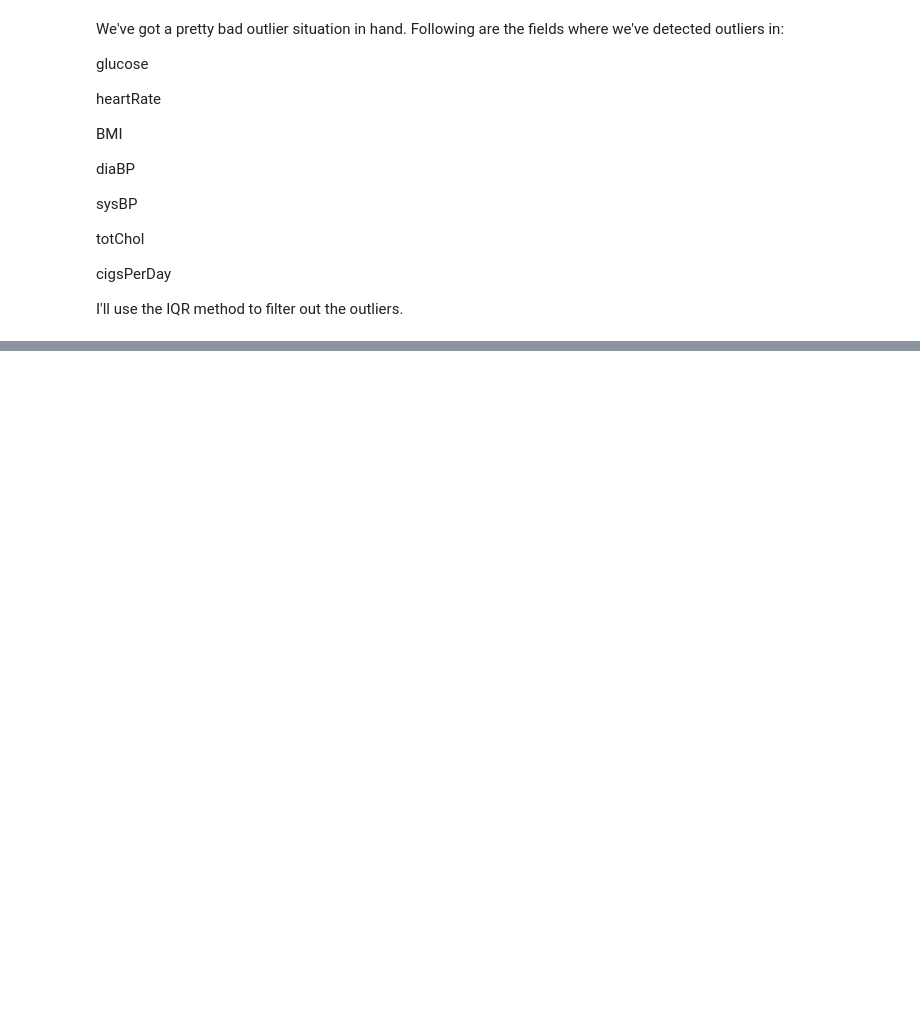
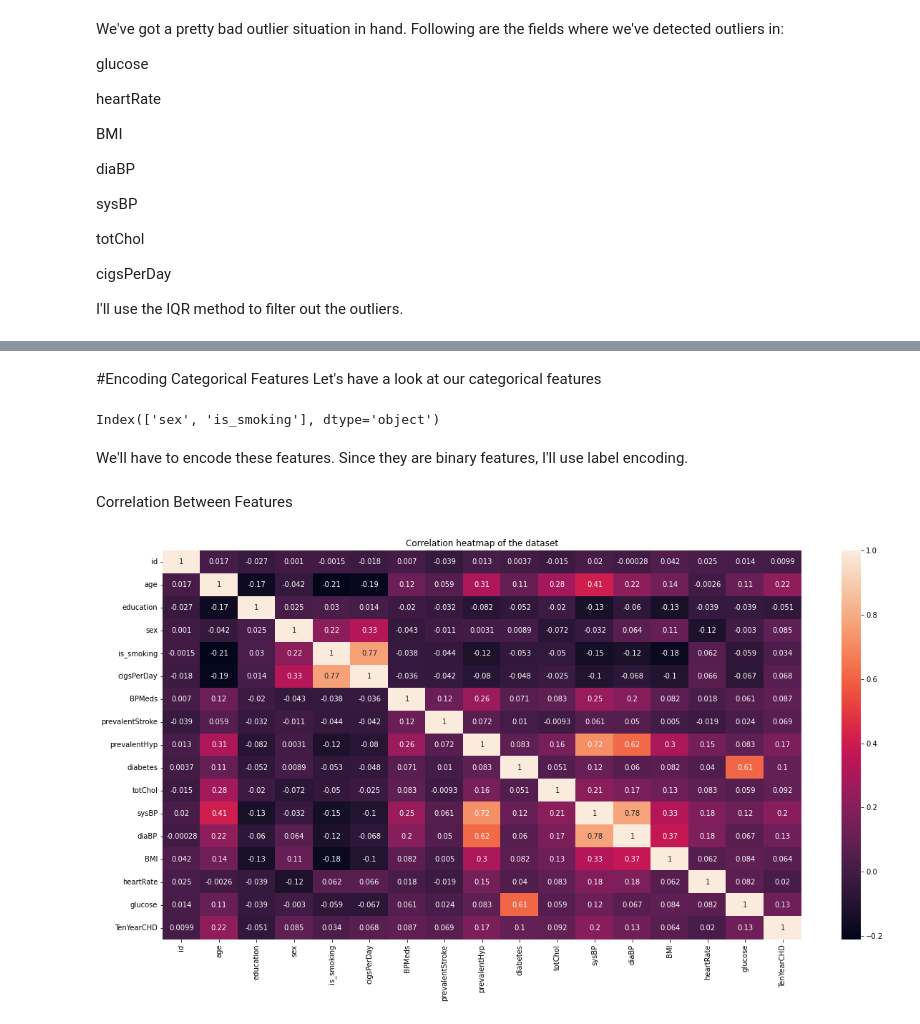
Before and after one commit to cpvivek/Coronary-Heart-Disease-Risk-Prediction, a Jupyter notebook: Capstone_Project_ML_Classification_Cardiovascular_Disease_Risk.ipynb, the cells around one changed output, grey strips where cells are left out. Saved outputs shown, nothing was run; the diff lists cells and outputs as text; code cells hidden in the pictures; blank space fills up the shorter version.

```diff
--- a/Capstone_Project_ML_Classification_Cardiovascular_Disease_Risk.ipynb
+++ b/Capstone_Project_ML_Classification_Cardiovascular_Disease_Risk.ipynb
@@ -453,12 +438,0 @@ outlier_cols=['heartRate','glucose','cigsPerDay','sysBP','diaBP','BMI','totChol'
-# %%
-for col in ['heartRate','glucose','cigsPerDay','sysBP','diaBP','BMI','totChol','age']:
-  q1=df_pr[col].quantile(0.25)
-  q3=df_pr[col].quantile(0.75)
-
-  iqr=q3-q1
-
-  lower_limit=q1-(1.5*iqr)
-  upper_limit=q3+(1.5*iqr)
-
-  df_pr.loc[(df_pr[col]>upper_limit)]=upper_limit
-  df_pr.loc[(df_pr[col]<lower_limit)]=lower_limit
@@ -488,0 +445,14 @@ df_pr.describe()
+# %%
+outlier_cols=['cigsPerDay','sysBP','diaBP','BMI','totChol','age']
+# %%
+for col in outlier_cols:
+  q1=df_pr[col].quantile(0.25)
+  q3=df_pr[col].quantile(0.75)
+
+  iqr=q3-q1
+
+  lower_limit=q1-(1.5*iqr)
+  upper_limit=q3+(1.5*iqr)
+
+  df_pr[col].loc[(df_pr[col]>upper_limit)]=upper_limit
+  df_pr[col].loc[(df_pr[col]<lower_limit)]=lower_limit
@@ -488,0 +466,22 @@ df_pr.describe()
+# %% [markdown]
+#Encoding Categorical Features
+Let's have a look at our categorical features
+# %%
+categorical_features=df_pr.describe(exclude=np.number).columns
+categorical_features
+# %% [output]
+Index(['sex', 'is_smoking'], dtype='object')
+# %% [markdown]
+We'll have to encode these features. Since they are binary features, I'll use label encoding.
+# %%
+df_pr['sex']=df_pr['sex'].apply(lambda x: 1 if x=='M' else 0) # 1 would signify male and 0 female
+df_pr['is_smoking']=df_pr['is_smoking'].apply(lambda x: 1 if x=='YES' else 0) #1 would signify that the person is smoking and 0 would signify they are not.
+# %% [markdown]
+Correlation Between Features
+# %%
+plt.figure(figsize=(20,10))
+plt.title('Correlation heatmap of the dataset')
+sns.heatmap(df_pr.corr(),annot=True)
+plt.show()
+# %% [output]
+[figure, added]
```
Also changed, not shown: parts of 90 cells of this notebook.
